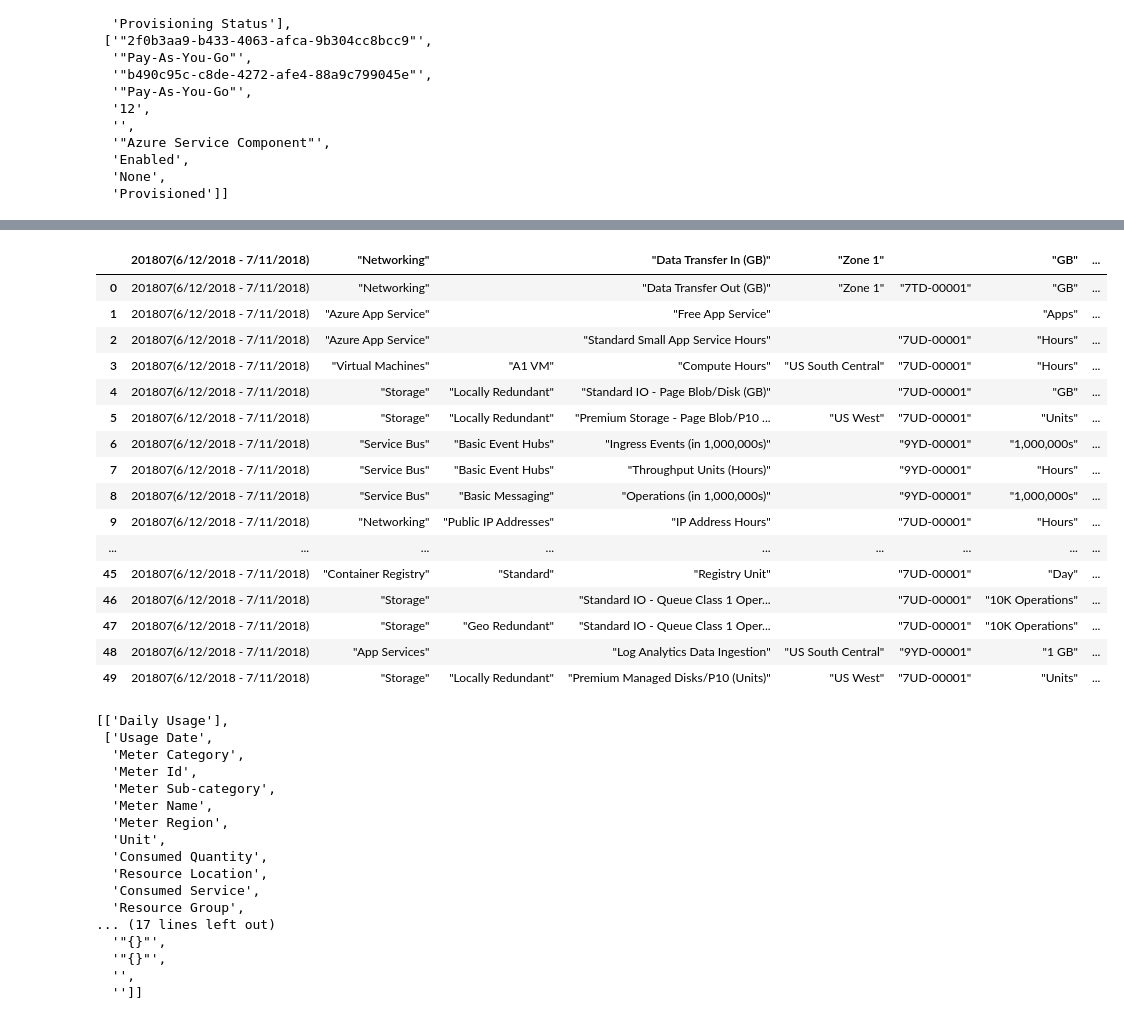
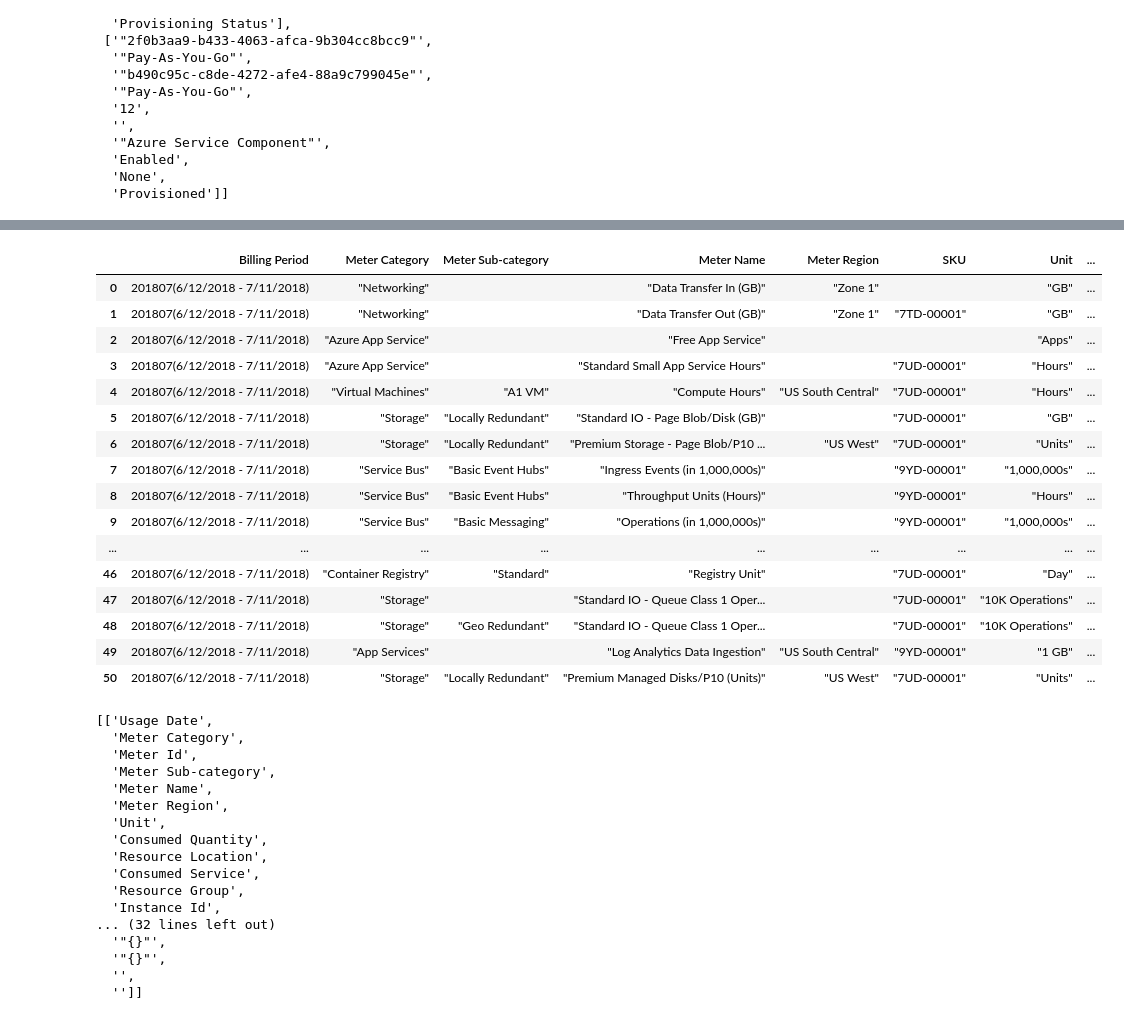
Before and after one commit to louspringer/python-azure-billing-usage, a Jupyter notebook: Load Azure Usage CSV.ipynb, the cells around one changed output, grey strips where cells are left out. Cells and saved outputs as stored; diff of their text form; code cells hidden in the pictures.

```diff
--- a/Load Azure Usage CSV.ipynb
+++ b/Load Azure Usage CSV.ipynb
@@ -15,6 +15,6 @@ import numpy as np
 import json
 import csv
 # %%
-with open('201807-v2.csv', 'r') as f:
+with open('201807-v2.csv', 'r', encoding='utf-8-sig') as f:
     reader = csv.reader(f)
     invoice_csv = list(reader)
@@ -75,6 +77,7 @@ subs
   'None',
   'Provisioned']]
 # %%
-usage_summary = invoice_csv[blank_lines[0]+1:blank_lines[1]]
+# usage totals by resource
+usage_summary = invoice_csv[blank_lines[0]+2:blank_lines[1]]
 usage_summary[0:3]
 # %% [output]
@@ -95,5 +98,3 @@ usage_summary[0:3]
   '0',
   '0',
   '$0.00 USD']]
-# %%
-usage_summary.pop(0)
@@ -102,30 +121,31 @@ usage_summary.pop(0)
 # %%
-df_usage_summary = pd.DataFrame(usage_summary[1:], columns=usage_summary.pop(0))
+# usage for month by resource (meterid)
+df_usage_summary = pd.DataFrame(usage_summary[1:], columns=usage_summary[0])
 df_usage_summary
 # %% [output]
-|  | 201807(6/12/2018 - 7/11/2018) | "Networking" |  | "Data Transfer In (GB)" | "Zone 1" |  | "GB" | ... |
-| 0 | 201807(6/12/2018 - 7/11/2018) | "Networking" |  | "Data Transfer Out (GB)" | "Zone 1" | "7TD-00001" | "GB" | ... |
-| 1 | 201807(6/12/2018 - 7/11/2018) | "Azure App Service" |  | "Free App Service" |  |  | "Apps" | ... |
-| 2 | 201807(6/12/2018 - 7/11/2018) | "Azure App Service" |  | "Standard Small App Service Hours" |  | "7UD-00001" | "Hours" | ... |
-| 3 | 201807(6/12/2018 - 7/11/2018) | "Virtual Machines" | "A1 VM" | "Compute Hours" | "US South Central" | "7UD-00001" | "Hours" | ... |
-| 4 | 201807(6/12/2018 - 7/11/2018) | "Storage" | "Locally Redundant" | "Standard IO - Page Blob/Disk (GB)" |  | "7UD-00001" | "GB" | ... |
-| 5 | 201807(6/12/2018 - 7/11/2018) | "Storage" | "Locally Redundant" | "Premium Storage - Page Blob/P10 ... | "US West" | "7UD-00001" | "Units" | ... |
-| 6 | 201807(6/12/2018 - 7/11/2018) | "Service Bus" | "Basic Event Hubs" | "Ingress Events (in 1,000,000s)" |  | "9YD-00001" | "1,000,000s" | ... |
-| 7 | 201807(6/12/2018 - 7/11/2018) | "Service Bus" | "Basic Event Hubs" | "Throughput Units (Hours)" |  | "9YD-00001" | "Hours" | ... |
-| 8 | 201807(6/12/2018 - 7/11/2018) | "Service Bus" | "Basic Messaging" | "Operations (in 1,000,000s)" |  | "9YD-00001" | "1,000,000s" | ... |
-| 9 | 201807(6/12/2018 - 7/11/2018) | "Networking" | "Public IP Addresses" | "IP Address Hours" |  | "7UD-00001" | "Hours" | ... |
+|  | Billing Period | Meter Category | Meter Sub-category | Meter Name | Meter Region | SKU | Unit | ... |
+| 0 | 201807(6/12/2018 - 7/11/2018) | "Networking" |  | "Data Transfer In (GB)" | "Zone 1" |  | "GB" | ... |
+| 1 | 201807(6/12/2018 - 7/11/2018) | "Networking" |  | "Data Transfer Out (GB)" | "Zone 1" | "7TD-00001" | "GB" | ... |
+| 2 | 201807(6/12/2018 - 7/11/2018) | "Azure App Service" |  | "Free App Service" |  |  | "Apps" | ... |
+| 3 | 201807(6/12/2018 - 7/11/2018) | "Azure App Service" |  | "Standard Small App Service Hours" |  | "7UD-00001" | "Hours" | ... |
+| 4 | 201807(6/12/2018 - 7/11/2018) | "Virtual Machines" | "A1 VM" | "Compute Hours" | "US South Central" | "7UD-00001" | "Hours" | ... |
+| 5 | 201807(6/12/2018 - 7/11/2018) | "Storage" | "Locally Redundant" | "Standard IO - Page Blob/Disk (GB)" |  | "7UD-00001" | "GB" | ... |
+| 6 | 201807(6/12/2018 - 7/11/2018) | "Storage" | "Locally Redundant" | "Premium Storage - Page Blob/P10 ... | "US West" | "7UD-00001" | "Units" | ... |
+| 7 | 201807(6/12/2018 - 7/11/2018) | "Service Bus" | "Basic Event Hubs" | "Ingress Events (in 1,000,000s)" |  | "9YD-00001" | "1,000,000s" | ... |
+| 8 | 201807(6/12/2018 - 7/11/2018) | "Service Bus" | "Basic Event Hubs" | "Throughput Units (Hours)" |  | "9YD-00001" | "Hours" | ... |
+| 9 | 201807(6/12/2018 - 7/11/2018) | "Service Bus" | "Basic Messaging" | "Operations (in 1,000,000s)" |  | "9YD-00001" | "1,000,000s" | ... |
 | ... | ... | ... | ... | ... | ... | ... | ... | ... |
-| 45 | 201807(6/12/2018 - 7/11/2018) | "Container Registry" | "Standard" | "Registry Unit" |  | "7UD-00001" | "Day" | ... |
-| 46 | 201807(6/12/2018 - 7/11/2018) | "Storage" |  | "Standard IO - Queue Class 1 Oper... |  | "7UD-00001" | "10K Operations" | ... |
-| 47 | 201807(6/12/2018 - 7/11/2018) | "Storage" | "Geo Redundant" | "Standard IO - Queue Class 1 Oper... |  | "7UD-00001" | "10K Operations" | ... |
-| 48 | 201807(6/12/2018 - 7/11/2018) | "App Services" |  | "Log Analytics Data Ingestion" | "US South Central" | "9YD-00001" | "1 GB" | ... |
-| 49 | 201807(6/12/2018 - 7/11/2018) | "Storage" | "Locally Redundant" | "Premium Managed Disks/P10 (Units)" | "US West" | "7UD-00001" | "Units" | ... |
+| 46 | 201807(6/12/2018 - 7/11/2018) | "Container Registry" | "Standard" | "Registry Unit" |  | "7UD-00001" | "Day" | ... |
+| 47 | 201807(6/12/2018 - 7/11/2018) | "Storage" |  | "Standard IO - Queue Class 1 Oper... |  | "7UD-00001" | "10K Operations" | ... |
+| 48 | 201807(6/12/2018 - 7/11/2018) | "Storage" | "Geo Redundant" | "Standard IO - Queue Class 1 Oper... |  | "7UD-00001" | "10K Operations" | ... |
+| 49 | 201807(6/12/2018 - 7/11/2018) | "App Services" |  | "Log Analytics Data Ingestion" | "US South Central" | "9YD-00001" | "1 GB" | ... |
+| 50 | 201807(6/12/2018 - 7/11/2018) | "Storage" | "Locally Redundant" | "Premium Managed Disks/P10 (Units)" | "US West" | "7UD-00001" | "Units" | ... |
 # %%
-daily_usage = invoice_csv[blank_lines[1]+1:]
+# daily usage by resource
+daily_usage = invoice_csv[blank_lines[1]+2:]
 daily_usage[0:3]
 # %% [output]
-[['Daily Usage'],
- ['Usage Date',
+[['Usage Date',
   'Meter Category',
   'Meter Id',
   'Meter Sub-category',
@@ -136,7 +156,8 @@ daily_usage[0:3]
   'Resource Location',
   'Consumed Service',
   'Resource Group',
-... (17 lines left out)
+  'Instance Id',
+... (32 lines left out)
   '"{}"',
   '"{}"',
   '',
```
Also changed, not shown: parts of 9 cells of this notebook, 6 other files.
